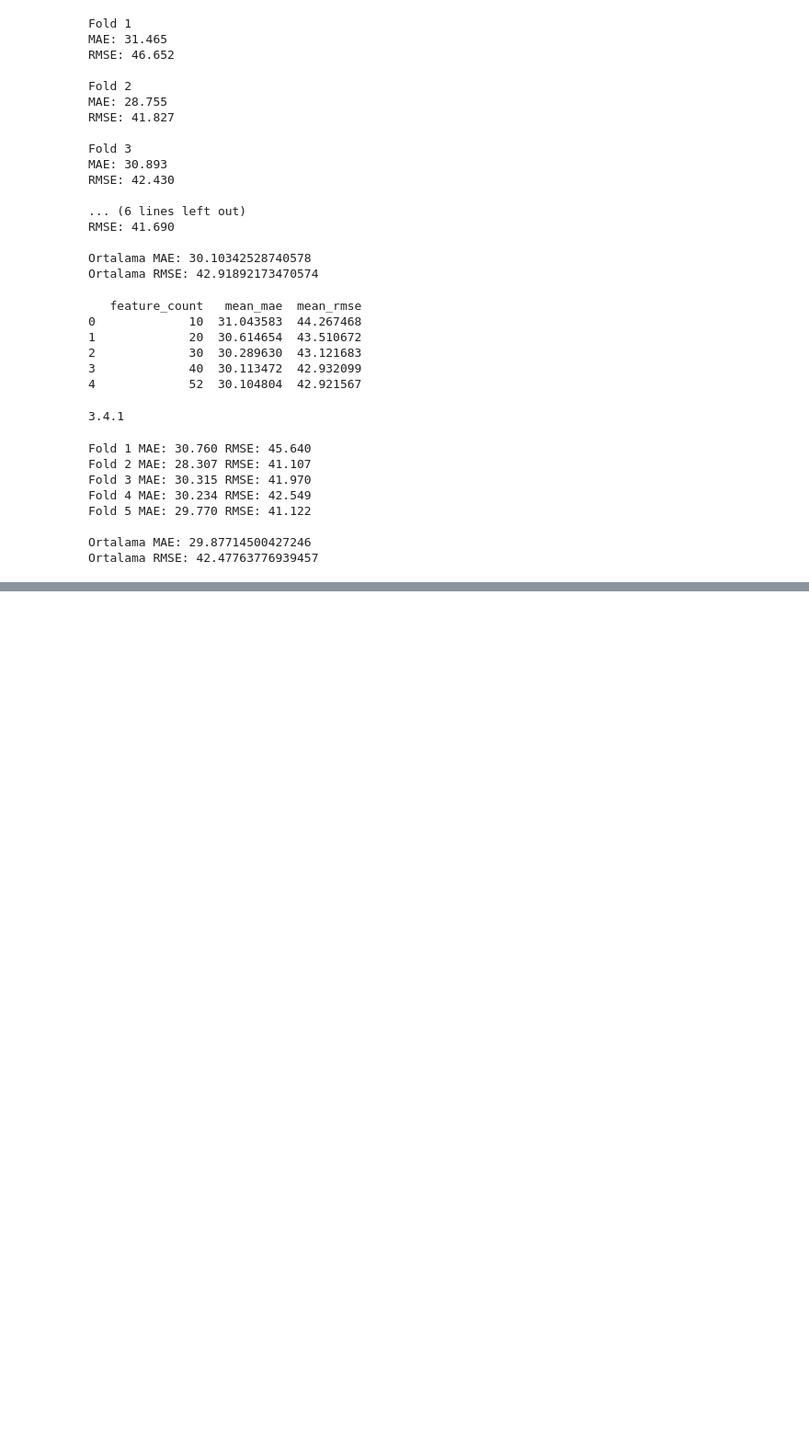
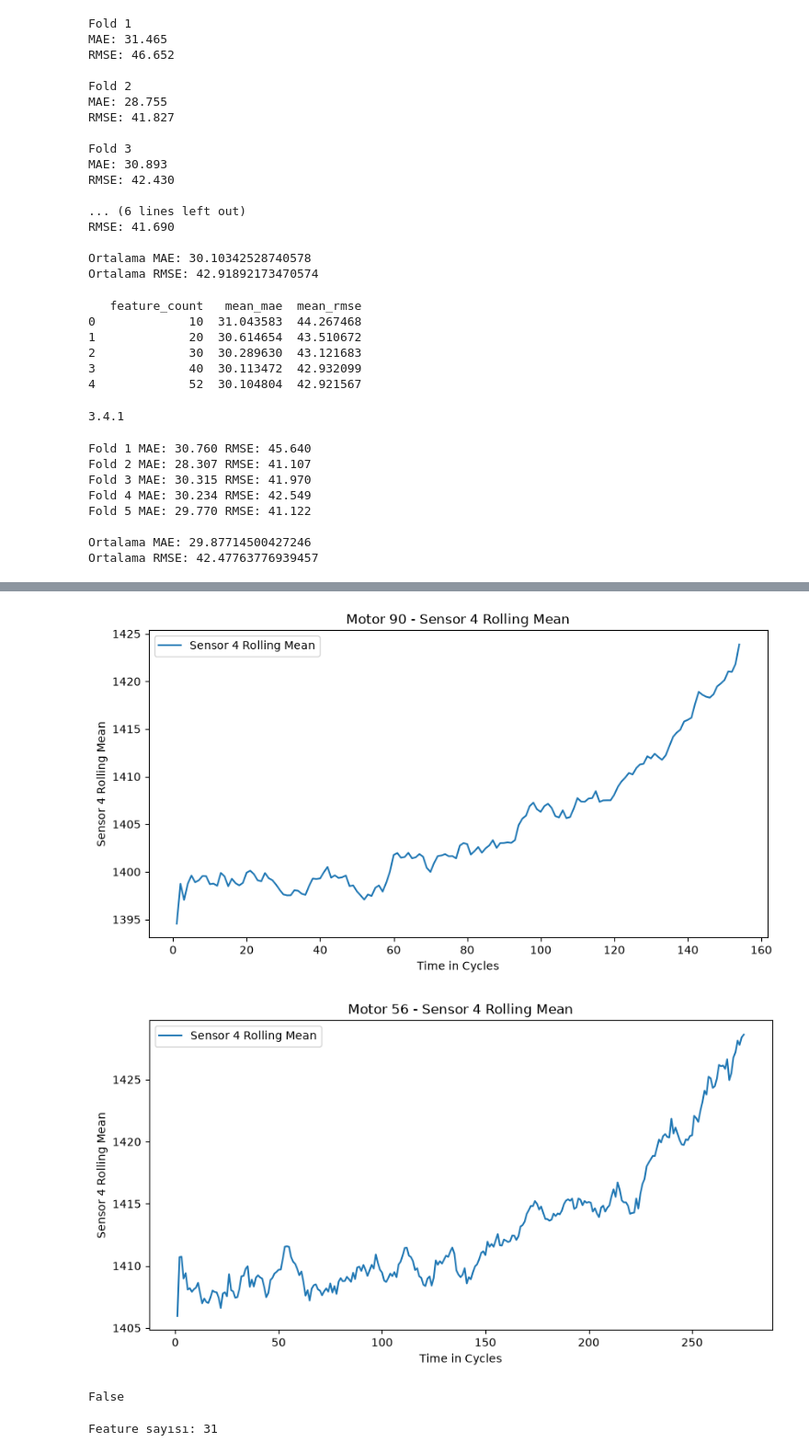
Before and after one commit to alaettin10/predictive-maintenance-cmapss, a Jupyter notebook: 01_data_exploration.ipynb, the cells around one changed output, grey strips where cells are left out. Shown at 92% size. Saved outputs shown, nothing was run; the diff lists cells and outputs as text; code cells hidden in the pictures; blank space fills up the shorter version.

```diff
--- a/01_data_exploration.ipynb
+++ b/01_data_exploration.ipynb
@@ -1332,0 +1446,36 @@ Ortalama RMSE: 42.47763776939457
+# %%
+import matplotlib.pyplot as plt
+
+for unit in [90, 56]:
+    unit_data = df_train_features[
+        df_train_features["unit_number"] == unit
+    ]
+
+    plt.figure(figsize=(10, 5))
+
+    plt.plot(
+        unit_data["time_in_cycles"],
+        unit_data["sensor_4_rolling_mean_10"],
+        label="Sensor 4 Rolling Mean"
+    )
+
+    plt.xlabel("Time in Cycles")
+    plt.ylabel("Sensor 4 Rolling Mean")
+    plt.title(f"Motor {unit} - Sensor 4 Rolling Mean")
+    plt.legend()
+    plt.show()
+# %% [output]
+[figure, added]
+[figure, added]
+# %%
+"time_in_cycles" in top_30_features
+# %% [output]
+False
+# %%
+X_top30_time = X_top30.copy()
+
+X_top30_time["time_in_cycles"] = df_train_features["time_in_cycles"].values
+
+print("Feature sayısı:", X_top30_time.shape[1])
+# %% [output]
+Feature sayısı: 31
```
Also changed, not shown: parts of 34 cells of this notebook.
